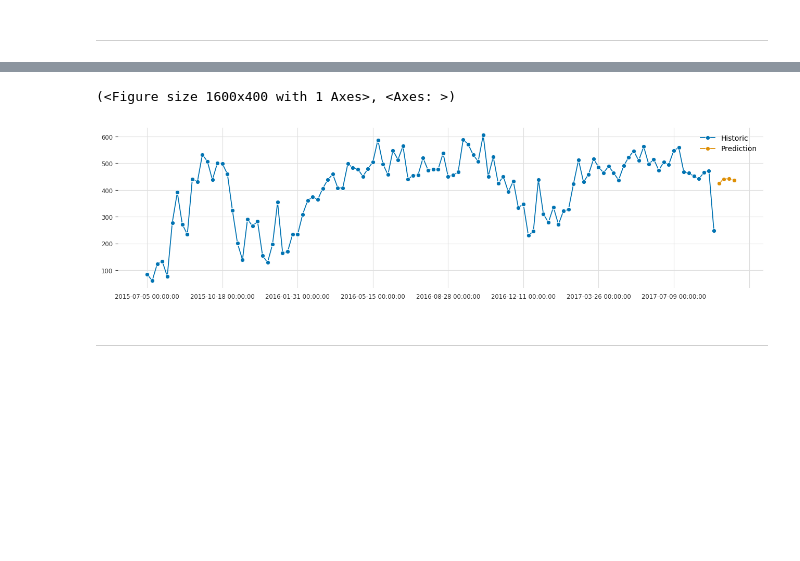
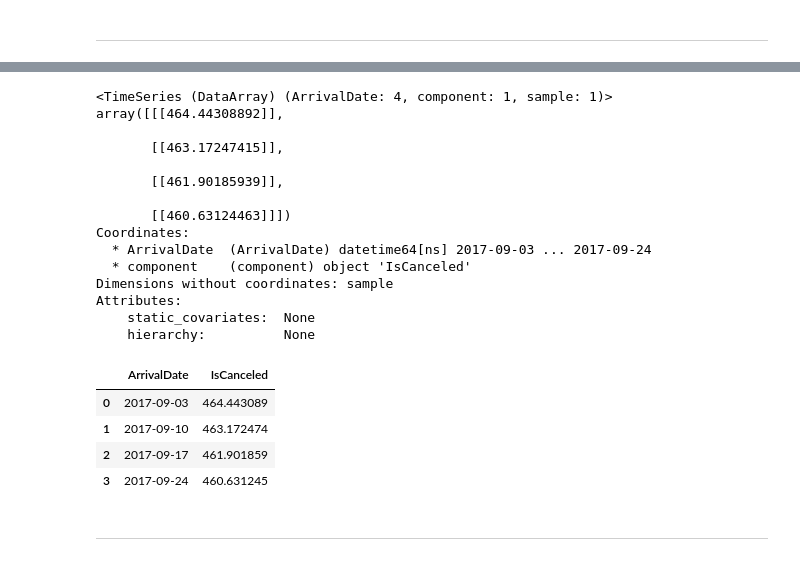
Before and after one commit to jgilaberts/Prueba-Github, a Jupyter notebook: Analisis Predictivo/Proyecto Final/Predicciones_Reser_Cancel_Javier_Gilabert.ipynb, the cells around one changed output, grey strips where cells are left out. Drawn from its saved outputs; the diff is of its cells as text; code cells hidden in the pictures; blank space fills up the shorter version.

```diff
--- a/Analisis Predictivo/Proyecto Final/Predicciones_Reser_Cancel_Javier_Gilabert.ipynb
+++ b/Analisis Predictivo/Proyecto Final/Predicciones_Reser_Cancel_Javier_Gilabert.ipynb
@@ -101 +101,20 @@ predicciones_reservas
+# %%
+pred_best_theta_c = pred_best_theta[4:]
+pred_best_theta_c
+# %% [output]
+<TimeSeries (DataArray) (ArrivalDate: 4, component: 1, sample: 1)>
+array([[[464.44308892]],
+
+       [[463.17247415]],
+
+       [[461.90185939]],
+
+       [[460.63124463]]])
+Coordinates:
+  * ArrivalDate  (ArrivalDate) datetime64[ns] 2017-09-03 ... 2017-09-24
+  * component    (component) object 'IsCanceled'
+Dimensions without coordinates: sample
+Attributes:
+    static_covariates:  None
+    hierarchy:          None
 # %%
@@ -103,8 +122,12 @@ predicciones_reservas.to_csv('Pred_Reservas_Javier_Gilabert.csv')
-# %%
-plot_series(df_w_r, predicciones_reservas, labels=["Historic", "Prediction"])
-# %% [output]
-(<Figure size 1600x400 with 1 Axes>, <Axes: >)
-[figure, removed]
+# %%
+predicciones_reservas = pd.read_csv('Pred_Reservas_Javier_Gilabert.csv')
+predicciones_reservas
+# %% [output]
+|  | ArrivalDate | IsCanceled |
+| 0 | 2017-09-03 | 464.443089 |
+| 1 | 2017-09-10 | 463.172474 |
+| 2 | 2017-09-17 | 461.901859 |
+| 3 | 2017-09-24 | 460.631245 |
 # %% [markdown]
 ------
 # %% [markdown]
```
Also changed, not shown: parts of 26 cells of this notebook, 2 other files.
